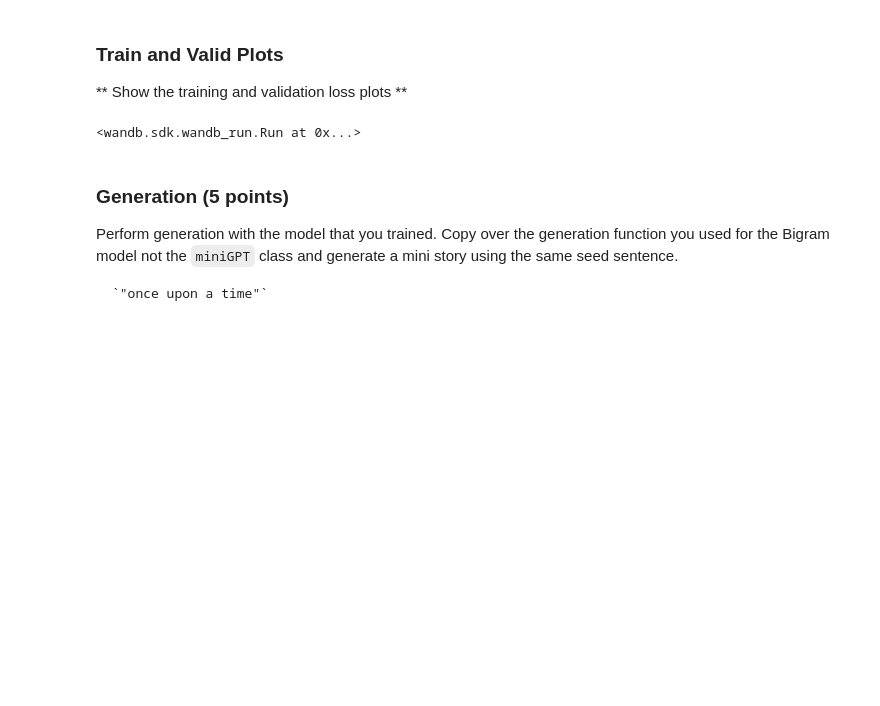
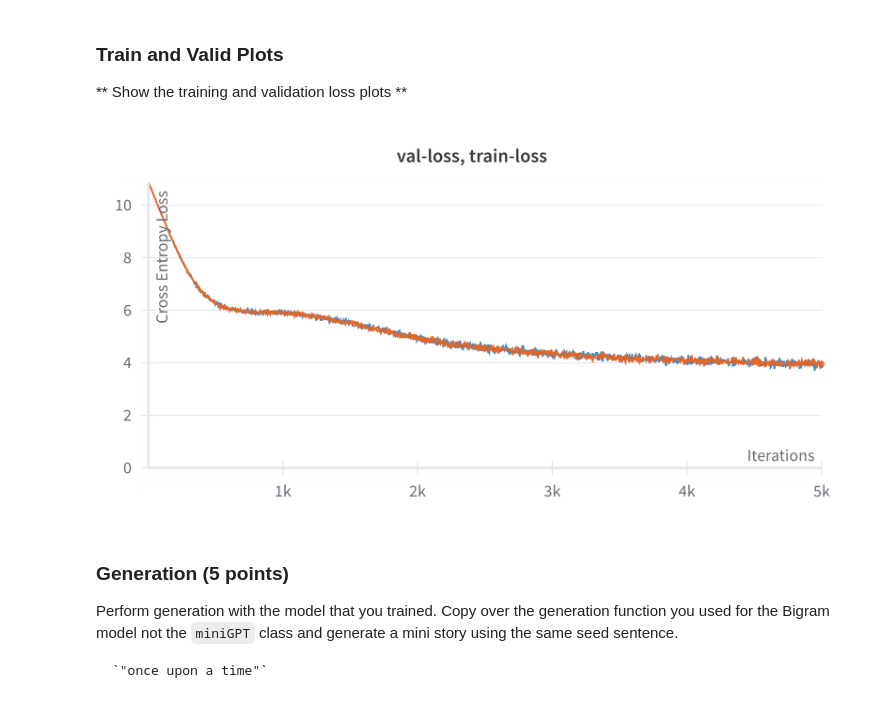
Before and after one commit to AndreaBaretta/Deep_Learning_and_Neural_Networks_II_ECE239, a Jupyter notebook: mini-gpt/Language_Modelling.ipynb, the cells around one changed output. Cells and saved outputs as stored; diff of their text form; code cells hidden in the pictures; blank space fills up the shorter version.

```diff
--- a/mini-gpt/Language_Modelling.ipynb
+++ b/mini-gpt/Language_Modelling.ipynb
@@ -321,10 +322,11 @@ Find logs at: ./wandb/run-20240521_231843-1dq8hyq8/logs
 
 
 ** Show the training and validation loss plots **
-# %%
-run
-# %% [output]
-<wandb.sdk.wandb_run.Run at 0x...>
+# %%
+from IPython.display import Image
+Image(filename='minigpt.png')
+# %% [output]
+[figure, added]
 # %% [markdown]
 ### Generation (5 points)
 
```
Also changed, not shown: parts of 8 cells of this notebook, 4 other files.
